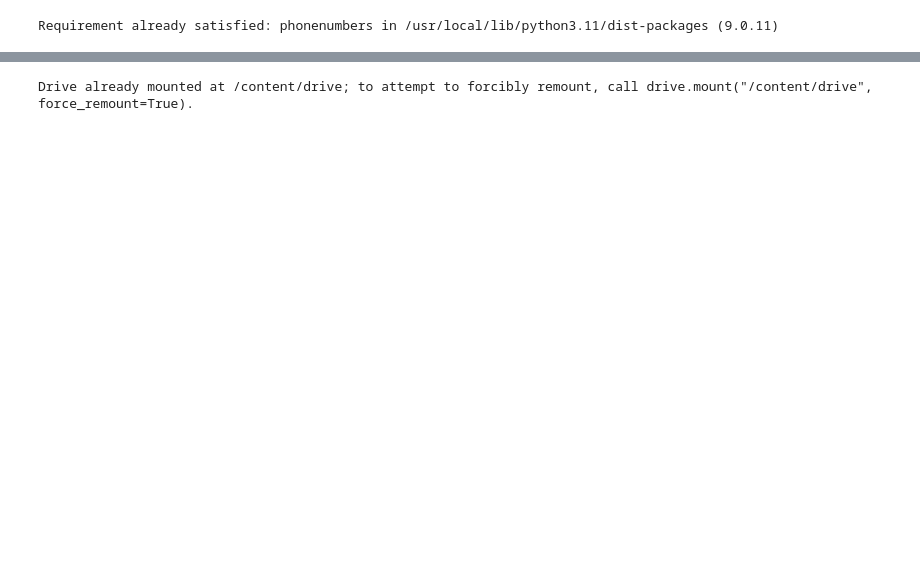
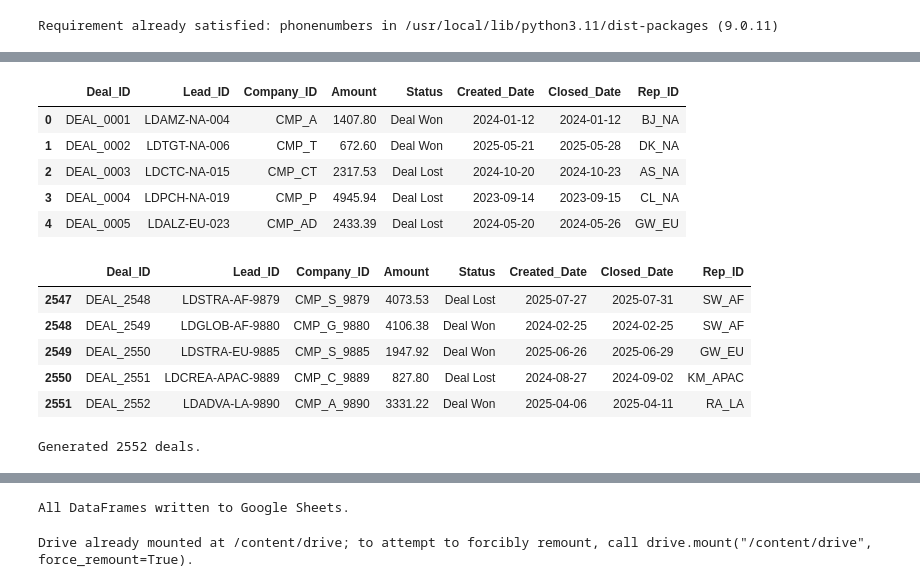
Before and after one commit to Anunineleaps6/Capstone_Sales, a Jupyter notebook: Capstone_sales.ipynb, the cells around one changed output, grey strips where cells are left out. Drawn from its saved outputs; the diff is of its cells as text; code cells hidden in the pictures; blank space fills up the shorter version.

```diff
--- a/Capstone_sales.ipynb
+++ b/Capstone_sales.ipynb
@@ -680,3 +684,70 @@ Generated 45015 stage history entries.
+# %%
+# DEALS
+import pandas as pd
+import random
+from datetime import datetime, timedelta
+
+def generate_deals(df_lead):
+    deals_data = []
+    deal_id_counter = 1
+
+    # Filter for leads that reached 'Deal Won' or 'Deal Lost' stages
+    closed_leads = df_lead[df_lead['Current_Stage'].isin(['Deal Won', 'Deal Lost'])]
+
+    for index, lead in closed_leads.iterrows():
+        # Find the 'Deal Won' or 'Deal Lost' timestamp from stage history
+        closed_stage_history = df_stage_history[(df_stage_history['Lead_ID'] == lead['Lead_ID']) &
+                                                 (df_stage_history['Stage'].isin(['Deal Won', 'Deal Lost']))]
+
+        if not closed_stage_history.empty:
+            # Assuming the latest 'Deal Won' or 'Deal Lost' entry is the closing date
+            closed_date_str = closed_stage_history.sort_values(by='Timestamp', ascending=False).iloc[0]['Timestamp']
+            closed_date = datetime.strptime(closed_date_str, "%Y-%m-%d %H:%M:%S").date()
+
+            # Ensure created date is before closed date
+            created_date_str = lead['Created_Date']
+            created_date = datetime.strptime(created_date_str, "%Y-%m-%d %H:%M:%S").date()
+
+            # Ensure closed date is not before created date, adjust if necessary
+            if closed_date < created_date:
+                closed_date = created_date + timedelta(days=random.randint(1, 30)) # Add at least a day
+
+
+            deals_data.append({
+                "Deal_ID": f"DEAL_{deal_id_counter:04}",
+                "Lead_ID": lead['Lead_ID'],
+                "Company_ID": lead['Company_ID'],
+                "Amount": round(random.uniform(500, 5000), 2), # Random deal amount
+                "Status": lead['Current_Stage'], # Directly use 'Deal Won' or 'Deal Lost'
+                "Created_Date": created_date.strftime("%Y-%m-%d"),
+                "Closed_Date": closed_date.strftime("%Y-%m-%d"),
+                "Rep_ID": lead['Rep_ID']
+            })
+            deal_id_counter += 1
+
+    return pd.DataFrame(deals_data)
+
+df_deals = generate_deals(df_lead)
+display(df_deals.head())
+display(df_deals.tail())
+print(f"Generated {len(df_deals)} deals.")
+
+# Add df_deals to the sheet_mapping
+sheet_mapping["Deals"] = df_deals
+# %% [output]
+|  | Deal_ID | Lead_ID | Company_ID | Amount | Status | Created_Date | Closed_Date | Rep_ID |
+| 0 | DEAL_0001 | LDAMZ-NA-004 | CMP_A | 1407.80 | Deal Won | 2024-01-12 | 2024-01-12 | BJ_NA |
+| 1 | DEAL_0002 | LDTGT-NA-006 | CMP_T | 672.60 | Deal Won | 2025-05-21 | 2025-05-28 | DK_NA |
+| 2 | DEAL_0003 | LDCTC-NA-015 | CMP_CT | 2317.53 | Deal Lost | 2024-10-20 | 2024-10-23 | AS_NA |
+| 3 | DEAL_0004 | LDPCH-NA-019 | CMP_P | 4945.94 | Deal Lost | 2023-09-14 | 2023-09-15 | CL_NA |
+| 4 | DEAL_0005 | LDALZ-EU-023 | CMP_AD | 2433.39 | Deal Lost | 2024-05-20 | 2024-05-26 | GW_EU |
+|  | Deal_ID | Lead_ID | Company_ID | Amount | Status | Created_Date | Closed_Date | Rep_ID |
+| 2547 | DEAL_2548 | LDSTRA-AF-9879 | CMP_S_9879 | 4073.53 | Deal Lost | 2025-07-27 | 2025-07-31 | SW_AF |
+| 2548 | DEAL_2549 | LDGLOB-AF-9880 | CMP_G_9880 | 4106.38 | Deal Won | 2024-02-25 | 2024-02-25 | SW_AF |
+| 2549 | DEAL_2550 | LDSTRA-EU-9885 | CMP_S_9885 | 1947.92 | Deal Won | 2025-06-26 | 2025-06-29 | GW_EU |
+| 2550 | DEAL_2551 | LDCREA-APAC-9889 | CMP_C_9889 | 827.80 | Deal Lost | 2024-08-27 | 2024-09-02 | KM_APAC |
+| 2551 | DEAL_2552 | LDADVA-LA-9890 | CMP_A_9890 | 3331.22 | Deal Won | 2025-04-06 | 2025-04-11 | RA_LA |
+Generated 2552 deals.
 # %%
 !pip install --upgrade gspread gspread_dataframe
 
@@ -712,14 +783,23 @@ sheet_mapping = {
     "Sales_Reps": df_sales_rep,
     "Regions": df_region,
     "Stage_History": df_stage_history,
+    "Deals":df_deals,
     "Companies": df_company
 }
 
 # Write to each sheet
 for sheet_name, df in sheet_mapping.items():
-    worksheet = spreadsheet.worksheet(sheet_name)
+    try:
+        worksheet = spreadsheet.worksheet(sheet_name)
+    except gspread.WorksheetNotFound:
+        worksheet = spreadsheet.add_worksheet(title=sheet_name, rows=df.shape[0], cols=df.shape[1])
+
     worksheet.clear()
     set_with_dataframe(worksheet, df)
+
+print("All DataFrames written to Google Sheets.")
+# %% [output]
+All DataFrames written to Google Sheets.
 # %%
 from google.colab import drive
 drive.mount('/content/drive')
```
Also changed, not shown: parts of 5 cells of this notebook.
